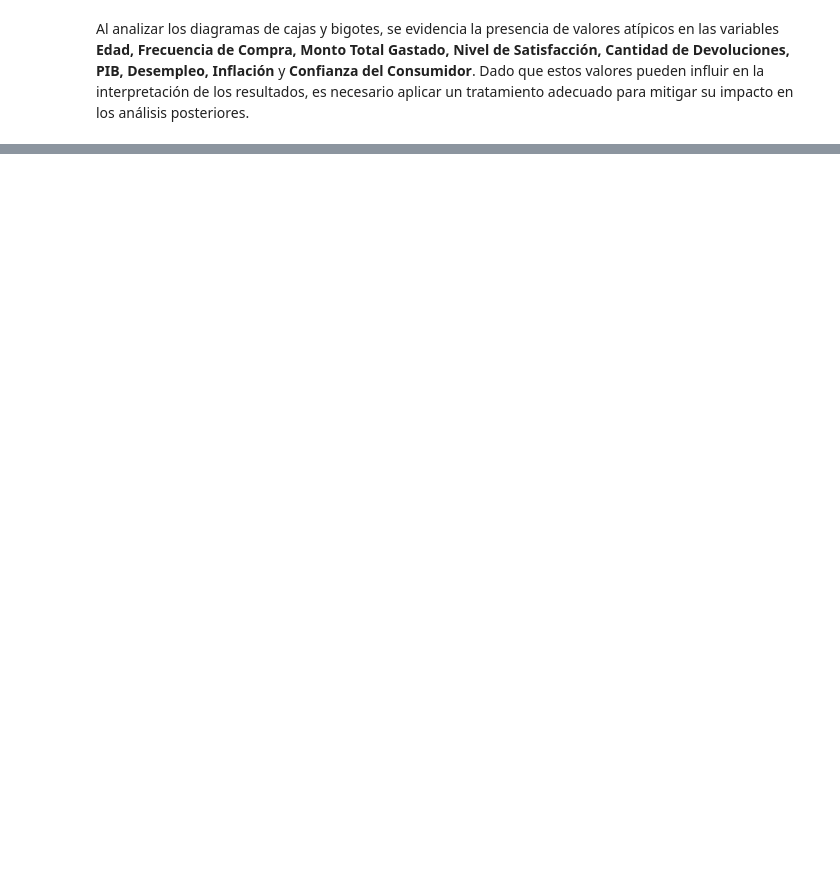
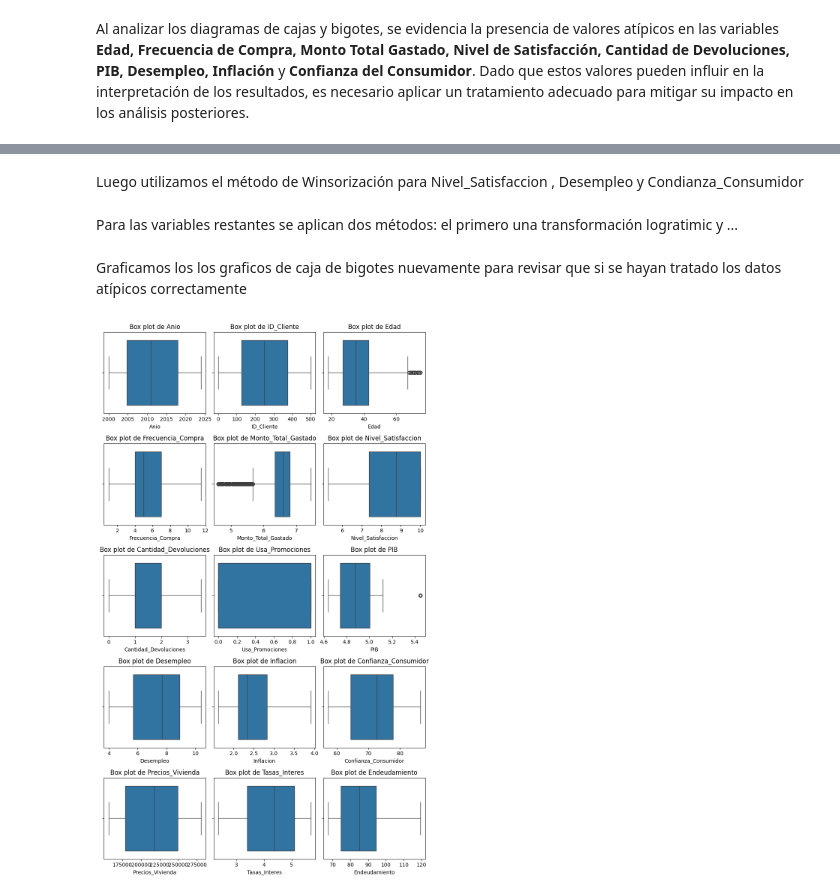
Before and after one commit to sebas3261/analitica, a Jupyter notebook: Untitled.ipynb, the cells around one changed output, grey strips where cells are left out. Cells and saved outputs as stored; diff of their text form; code cells hidden in the pictures; blank space fills up the shorter version.

```diff
--- a/Untitled.ipynb
+++ b/Untitled.ipynb
@@ -212,0 +221,50 @@ Al analizar los diagramas de cajas y bigotes, se evidencia la presencia de valor
+# %%
+import numpy as np
+import pandas as pd
+from scipy.stats.mstats import winsorize
+
+# Rango Intercuartil (IQR) para Frecuencia_Compra y Monto_Total_Gastado
+for col in ['Frecuencia_Compra','Inflacion','Cantidad_Devoluciones']:
+    Q1 = df[col].quantile(0.25)
+    Q3 = df[col].quantile(0.75)
+    IQR = Q3 - Q1
+    limite_inf = Q1 - 1.5 * IQR
+    limite_sup = Q3 + 1.5 * IQR
+    df[col] = df[col].clip(limite_inf, limite_sup)
+# %% [markdown]
+Luego utilizamos el método de Winsorización para Nivel_Satisfaccion , Desempleo y Condianza_Consumidor
+# %%
+df["Nivel_Satisfaccion"] = winsorize(df["Nivel_Satisfaccion"], limits=[0.05, 0.05])
+df["Desempleo"] = winsorize(df["Desempleo"], limits=[0.05, 0.05])
+df["Confianza_Consumidor"] = winsorize(df["Confianza_Consumidor"], limits=[0.05, 0.05])
+# %% [markdown]
+Para las variables restantes se aplican dos métodos: el primero una transformación logratimic y ...
+# %%
+# Transformación logarítmica para Monto_Total_Gastado y PIB
+df["Monto_Total_Gastado"] = np.log1p(df["Monto_Total_Gastado"])
+df["PIB"] = np.log1p(df["PIB"])
+# %% [markdown]
+Graficamos los los graficos de caja de bigotes nuevamente para revisar que si se hayan tratado los datos atípicos correctamente
+# %%
+cat = df.select_dtypes(include=['number']).columns
+
+num_cols = 3
+num_rows = int(np.ceil(len(cat) / num_cols))
+
+# Crear la figura con el número correcto de subgráficos
+fig, axes = plt.subplots(num_rows, num_cols, figsize=(3 * num_cols, 3 * num_rows))
+axes = axes.flatten()
+
+# Dibujar diagramas de cajas y bigotes
+for idx, col in enumerate(cat):
+    sns.boxplot(x=df[col], ax=axes[idx])
+    axes[idx].set_title(f"Box plot de {col}")
+
+# Eliminar los ejes sobrantes (si hay menos gráficos que espacios en la cuadrícula)
+for j in range(len(cat), len(axes)):
+    fig.delaxes(axes[j])
+
+plt.tight_layout()
+plt.show()
+# %% [output]
+[figure, added]
```
Also changed, not shown: parts of 3 cells of this notebook.
